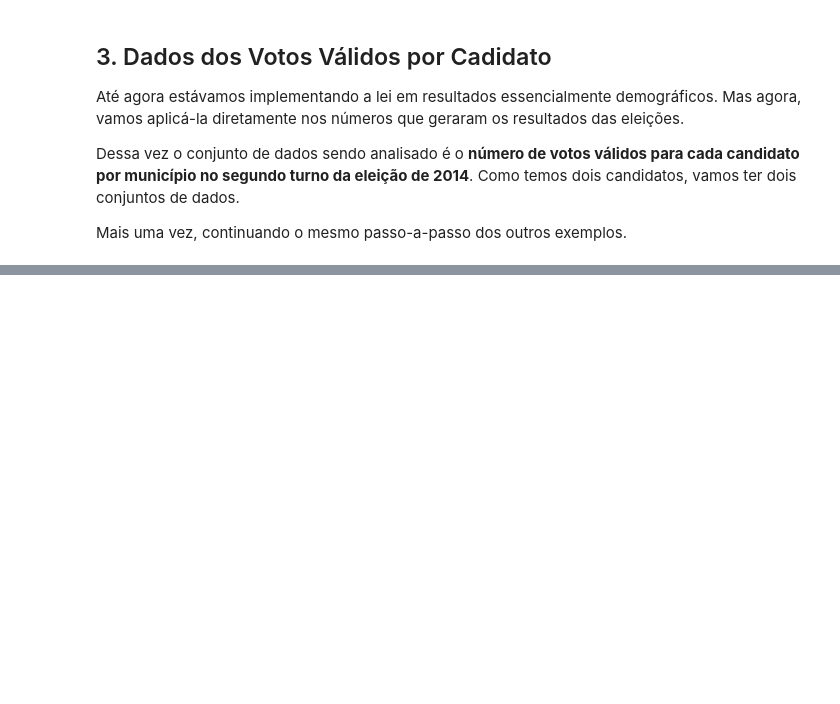
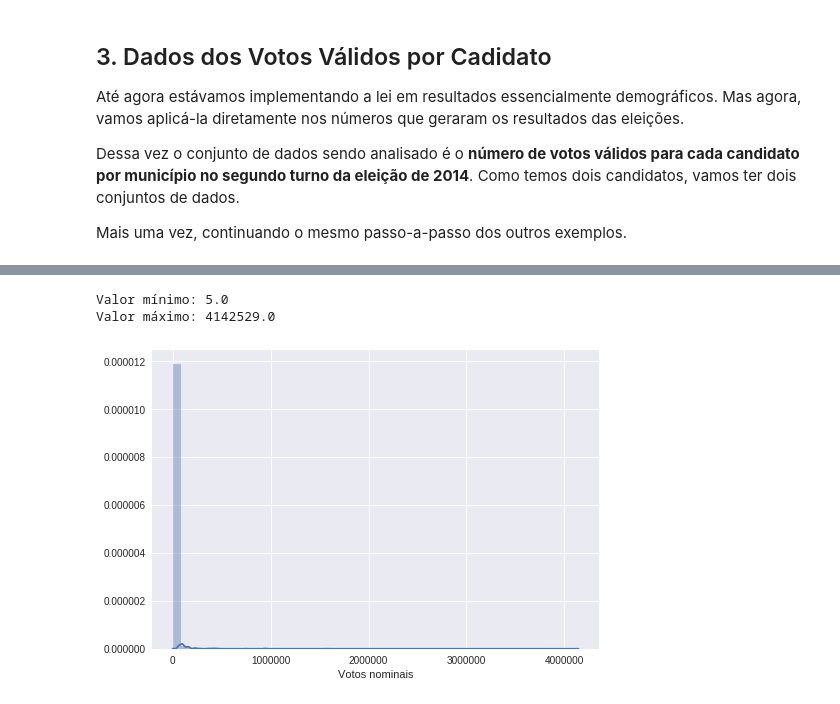
Before and after one commit to Fernandohf/Benford-s-Law, a Jupyter notebook: Lei de Bendford.ipynb, the cells around one changed output, grey strips where cells are left out. Saved outputs shown, nothing was run; the diff lists cells and outputs as text; code cells hidden in the pictures; blank space fills up the shorter version.

```diff
--- a/Lei de Bendford.ipynb
+++ b/Lei de Bendford.ipynb
@@ -155,9 +162,14 @@ None
 Antes de continuar a análise, vamos dá uma olhada na distribuição dos valores que estamos analisando, **Quantidade de Eleitores**.
 # %%
 import seaborn as sns
+import matplotlib.pyplot as plt
 
 def show_dist(df, col):
-  sns.distplot(df[col].astype('float64'))
+  with sns.axes_style('darkgrid'):
+      f, ax = plt.subplots()
+      sns.distplot(df[col].astype('float64'), ax=ax)
+
+      ax.set_ylabel("% Frequência")
 
   print("Valor mínimo: " + str(df[col].astype('float64').min()))
   print("Valor máximo: " + str(df[col].astype('float64').max()))
@@ -408,0 +497,7 @@ None
+# %%
+# Distribuições
+show_dist(aecio, col3)
+# %% [output]
+Valor mínimo: 5.0
+Valor máximo: 4142529.0
+[figure, added]
```
Also changed, not shown: parts of 12 cells of this notebook.
